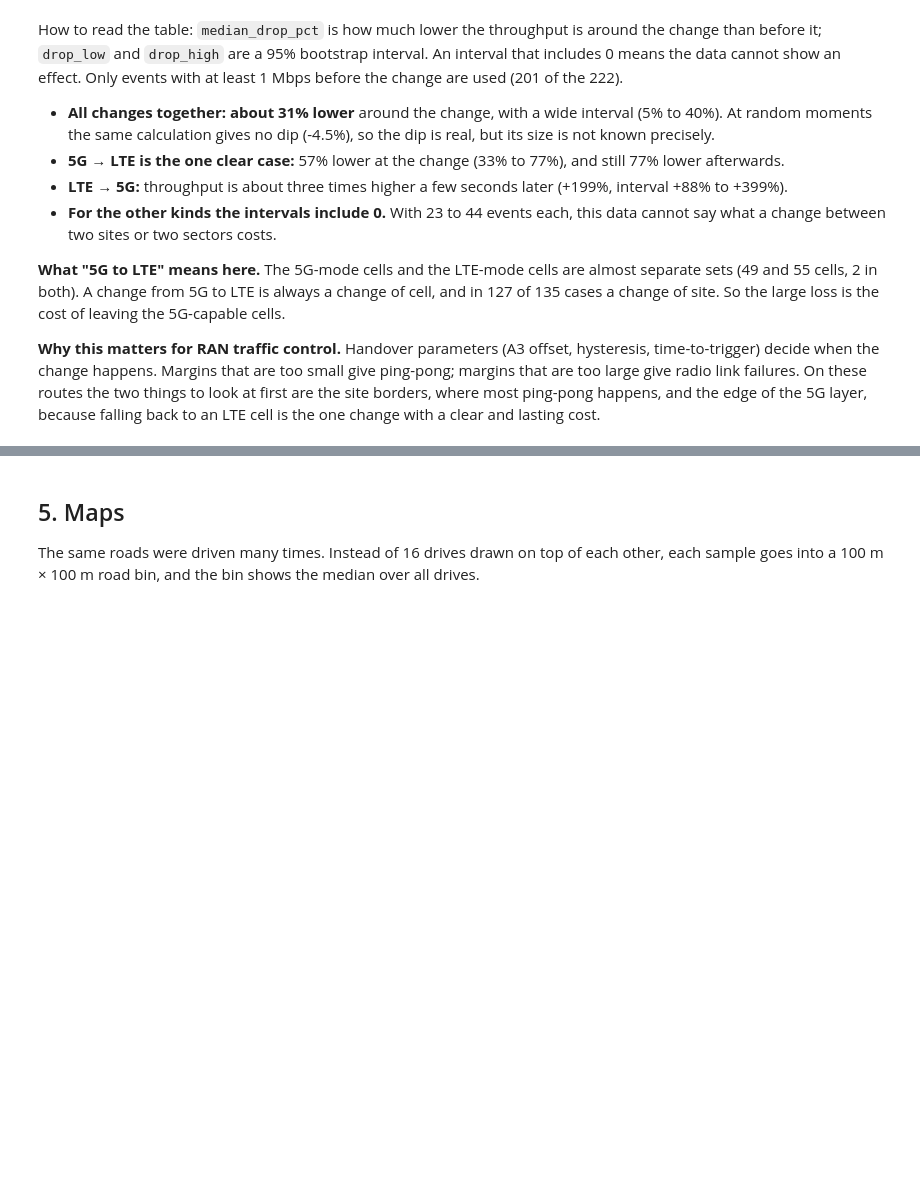
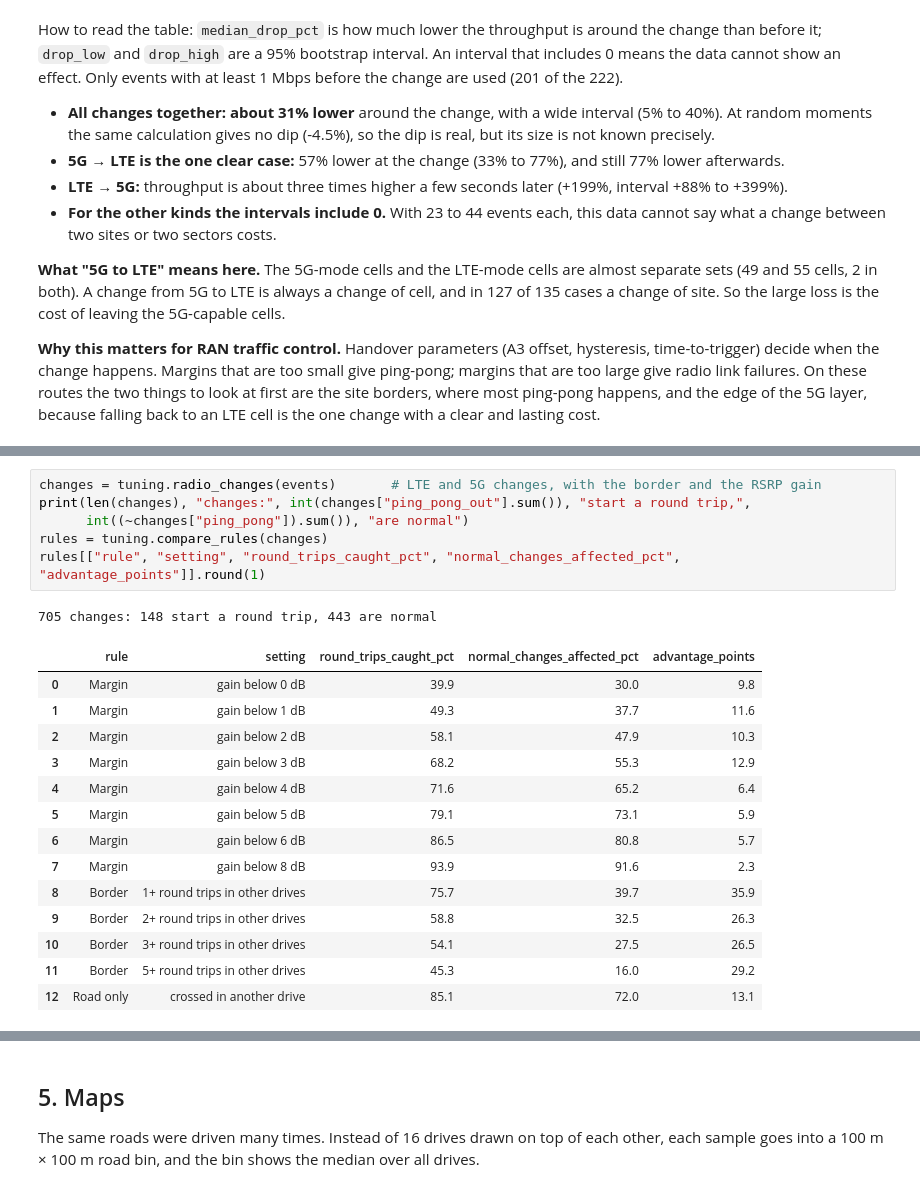
Before and after one commit to Shaibu-github/5g-drive-test-kpi-analyzer, a Jupyter notebook: drive_test_analysis.ipynb, the cells around one changed output, grey strips where cells are left out. Drawn from its saved outputs; the diff is of its cells as text; blank space fills up the shorter version.

```diff
--- a/drive_test_analysis.ipynb
+++ b/drive_test_analysis.ipynb
@@ -330,0 +344,22 @@ How to read the table: `median_drop_pct` is how much lower the throughput is aro
+# %%
+changes = tuning.radio_changes(events)       # LTE and 5G changes, with the border and the RSRP gain
+print(len(changes), "changes:", int(changes["ping_pong_out"].sum()), "start a round trip,",
+      int((~changes["ping_pong"]).sum()), "are normal")
+rules = tuning.compare_rules(changes)
+rules[["rule", "setting", "round_trips_caught_pct", "normal_changes_affected_pct", "advantage_points"]].round(1)
+# %% [output]
+705 changes: 148 start a round trip, 443 are normal
+|  | rule | setting | round_trips_caught_pct | normal_changes_affected_pct | advantage_points |
+| 0 | Margin | gain below 0 dB | 39.9 | 30.0 | 9.8 |
+| 1 | Margin | gain below 1 dB | 49.3 | 37.7 | 11.6 |
+| 2 | Margin | gain below 2 dB | 58.1 | 47.9 | 10.3 |
+| 3 | Margin | gain below 3 dB | 68.2 | 55.3 | 12.9 |
+| 4 | Margin | gain below 4 dB | 71.6 | 65.2 | 6.4 |
+| 5 | Margin | gain below 5 dB | 79.1 | 73.1 | 5.9 |
+| 6 | Margin | gain below 6 dB | 86.5 | 80.8 | 5.7 |
+| 7 | Margin | gain below 8 dB | 93.9 | 91.6 | 2.3 |
+| 8 | Border | 1+ round trips in other drives | 75.7 | 39.7 | 35.9 |
+| 9 | Border | 2+ round trips in other drives | 58.8 | 32.5 | 26.3 |
+| 10 | Border | 3+ round trips in other drives | 54.1 | 27.5 | 26.5 |
+| 11 | Border | 5+ round trips in other drives | 45.3 | 16.0 | 29.2 |
+| 12 | Road only | crossed in another drive | 85.1 | 72.0 | 13.1 |
```
Also changed, not shown: parts of 12 cells of this notebook, 1 other file.
